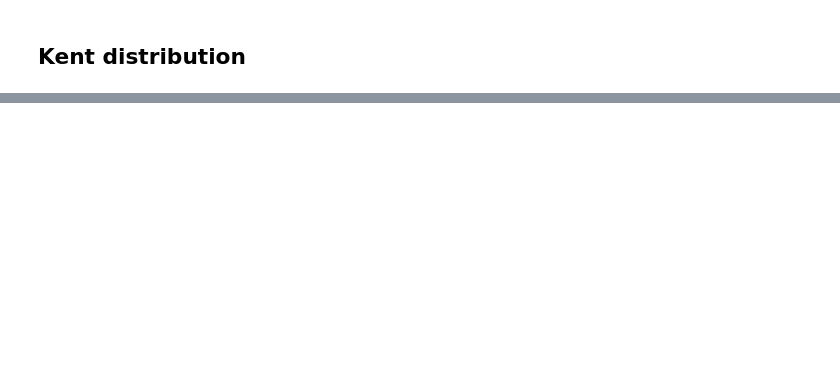
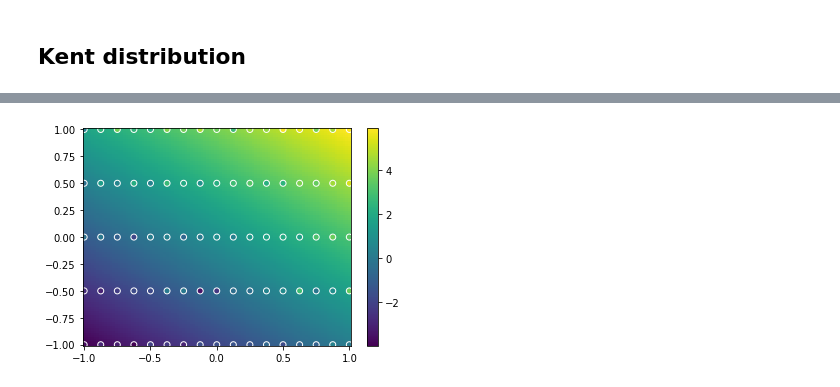
Before and after one commit to feldheimlab/auditoryAnalysis, a Jupyter notebook: python/3-1 - model fits-iminuit.ipynb, the cells around one changed output, grey strips where cells are left out. Cells and saved outputs as stored; diff of their text form; code cells hidden in the pictures; blank space fills up the shorter version.

```diff
--- a/python/3-1 - model fits-iminuit.ipynb
+++ b/python/3-1 - model fits-iminuit.ipynb
@@ -811,0 +607,4 @@ m.visualize()
+# %%
+c2 = cost.LeastSquares((x, y), Z, Zerr, model2, 'soft_l1')
+m2 = Minuit(c2, 0, 0, 0)
+m2.migrad()
@@ -811,0 +626,12 @@ m.visualize()
+# %%
+xm = np.linspace(-1, 1, 100)
+ym = np.linspace(-1, 1, 100)
+Xm, Ym = np.meshgrid(xm, ym)
+xm = Xm.flatten()
+ym = Ym.flatten()
+
+qm = plt.pcolormesh(Xm, Ym, model2((xm, ym), *m2.values).reshape(Xm.shape))
+plt.scatter(c2.x[0], c2.x[1], c=c2.y, edgecolors="w", norm=qm.norm)
+plt.colorbar();
+# %% [output]
+[figure, added]
```
Also changed, not shown: parts of 36 cells of this notebook, 2 other files.
